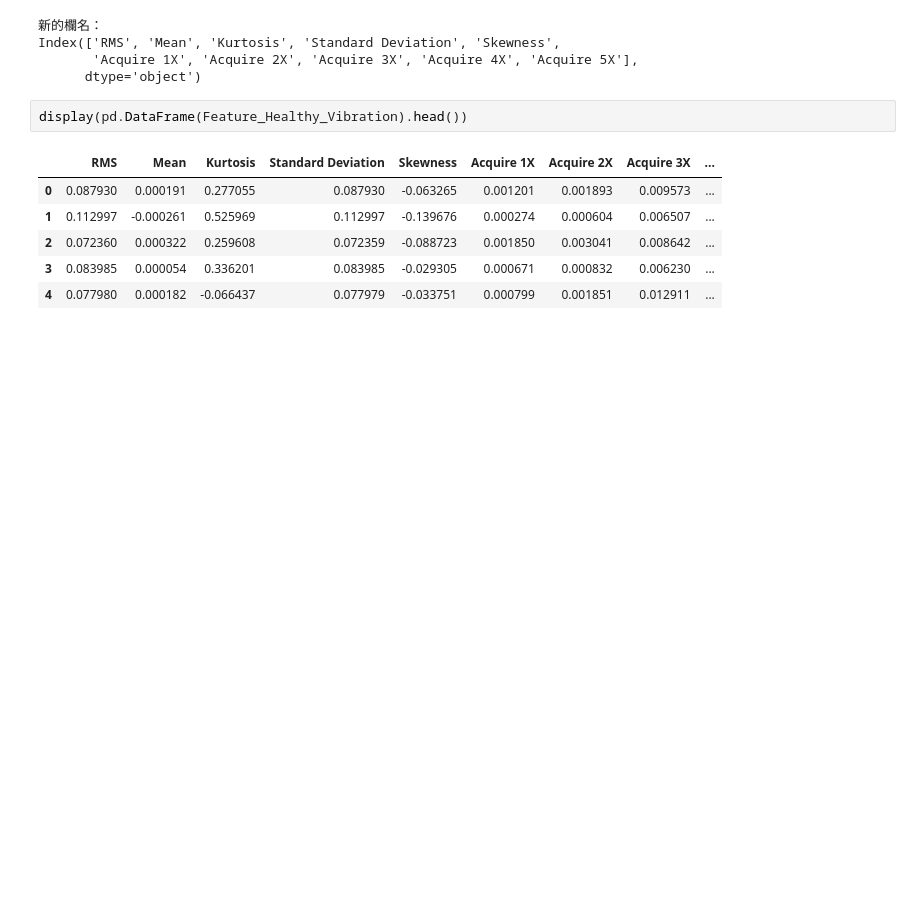
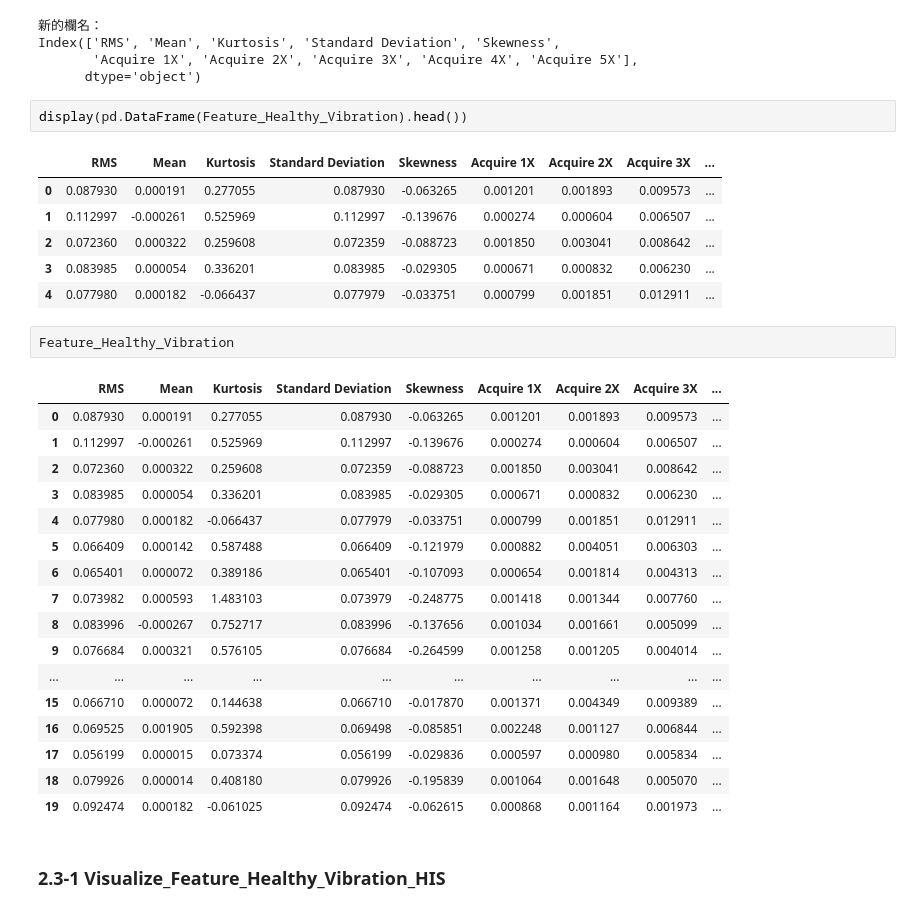
Before and after one commit to sula316/ML_Exercise1_Rotary_machine, a Jupyter notebook: ML_Exercise1_Rotary_machine_Step1_Data_Preprocessing.ipynb, the cells around one changed output. Drawn from its saved outputs; the diff is of its cells as text; blank space fills up the shorter version.

```diff
--- a/ML_Exercise1_Rotary_machine_Step1_Data_Preprocessing.ipynb
+++ b/ML_Exercise1_Rotary_machine_Step1_Data_Preprocessing.ipynb
@@ -878,3 +902,25 @@ display(pd.DataFrame(Feature_Healthy_Vibration).head())
 | 2 | 0.072360 | 0.000322 | 0.259608 | 0.072359 | -0.088723 | 0.001850 | 0.003041 | 0.008642 | ... |
 | 3 | 0.083985 | 0.000054 | 0.336201 | 0.083985 | -0.029305 | 0.000671 | 0.000832 | 0.006230 | ... |
 | 4 | 0.077980 | 0.000182 | -0.066437 | 0.077979 | -0.033751 | 0.000799 | 0.001851 | 0.012911 | ... |
+# %%
+Feature_Healthy_Vibration
+# %% [output]
+|  | RMS | Mean | Kurtosis | Standard Deviation | Skewness | Acquire 1X | Acquire 2X | Acquire 3X | ... |
+| 0 | 0.087930 | 0.000191 | 0.277055 | 0.087930 | -0.063265 | 0.001201 | 0.001893 | 0.009573 | ... |
+| 1 | 0.112997 | -0.000261 | 0.525969 | 0.112997 | -0.139676 | 0.000274 | 0.000604 | 0.006507 | ... |
+| 2 | 0.072360 | 0.000322 | 0.259608 | 0.072359 | -0.088723 | 0.001850 | 0.003041 | 0.008642 | ... |
+| 3 | 0.083985 | 0.000054 | 0.336201 | 0.083985 | -0.029305 | 0.000671 | 0.000832 | 0.006230 | ... |
+| 4 | 0.077980 | 0.000182 | -0.066437 | 0.077979 | -0.033751 | 0.000799 | 0.001851 | 0.012911 | ... |
+| 5 | 0.066409 | 0.000142 | 0.587488 | 0.066409 | -0.121979 | 0.000882 | 0.004051 | 0.006303 | ... |
+| 6 | 0.065401 | 0.000072 | 0.389186 | 0.065401 | -0.107093 | 0.000654 | 0.001814 | 0.004313 | ... |
+| 7 | 0.073982 | 0.000593 | 1.483103 | 0.073979 | -0.248775 | 0.001418 | 0.001344 | 0.007760 | ... |
+| 8 | 0.083996 | -0.000267 | 0.752717 | 0.083996 | -0.137656 | 0.001034 | 0.001661 | 0.005099 | ... |
+| 9 | 0.076684 | 0.000321 | 0.576105 | 0.076684 | -0.264599 | 0.001258 | 0.001205 | 0.004014 | ... |
+| ... | ... | ... | ... | ... | ... | ... | ... | ... | ... |
+| 15 | 0.066710 | 0.000072 | 0.144638 | 0.066710 | -0.017870 | 0.001371 | 0.004349 | 0.009389 | ... |
+| 16 | 0.069525 | 0.001905 | 0.592398 | 0.069498 | -0.085851 | 0.002248 | 0.001127 | 0.006844 | ... |
+| 17 | 0.056199 | 0.000015 | 0.073374 | 0.056199 | -0.029836 | 0.000597 | 0.000980 | 0.005834 | ... |
+| 18 | 0.079926 | 0.000014 | 0.408180 | 0.079926 | -0.195839 | 0.001064 | 0.001648 | 0.005070 | ... |
+| 19 | 0.092474 | 0.000182 | -0.061025 | 0.092474 | -0.062615 | 0.000868 | 0.001164 | 0.001973 | ... |
+# %% [markdown]
+### 2.3-1 Visualize_Feature_Healthy_Vibration_HIS
```
Also changed, not shown: parts of 18 cells of this notebook.
